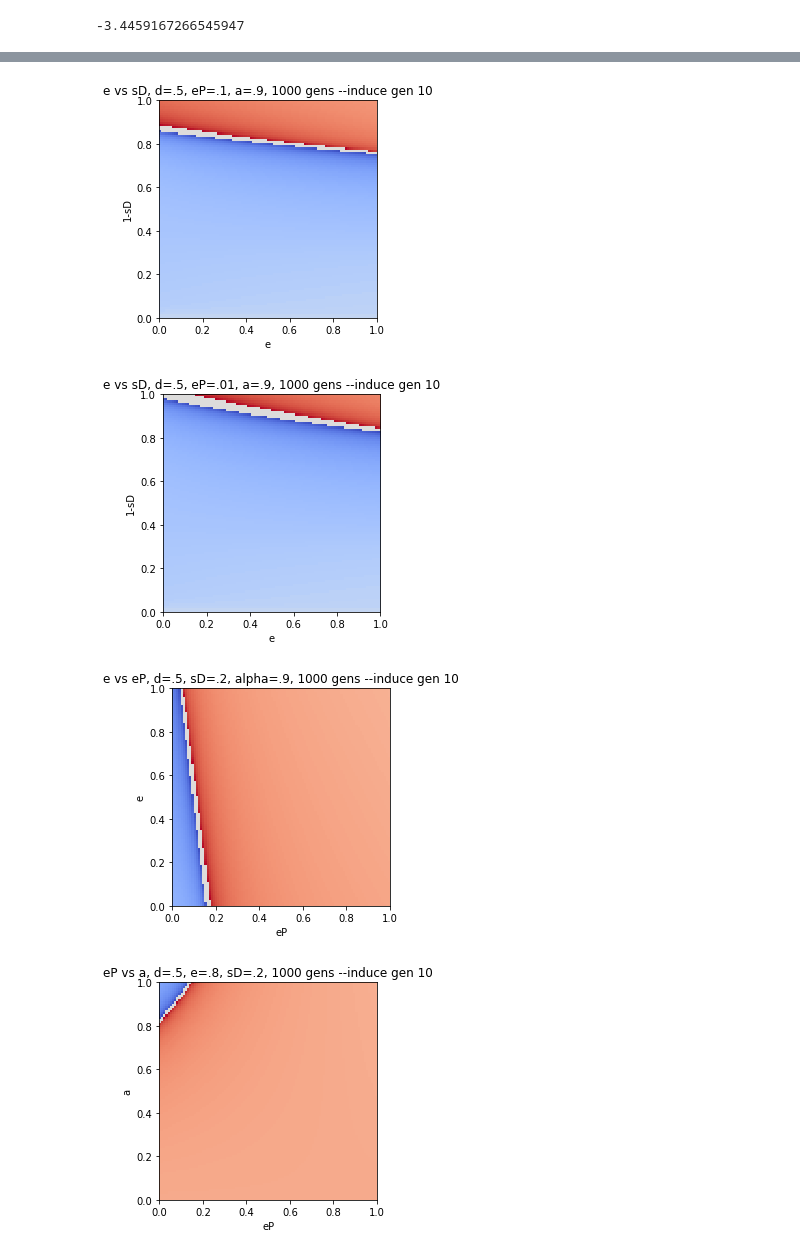
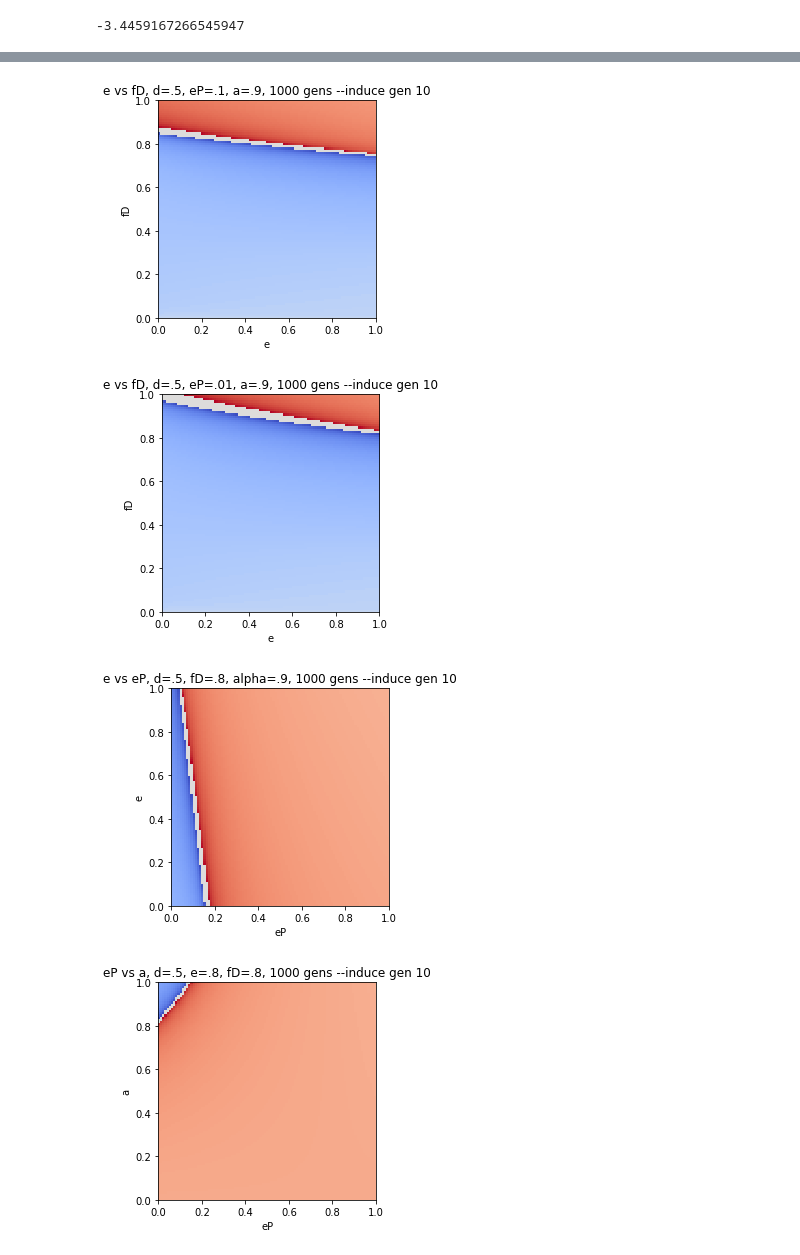
Before and after one commit to mgheffel/CRISPR-Gene-Drive-Population-Model, a Jupyter notebook: inducibleE.ipynb, the cells around one changed output, grey strips where cells are left out. Cells and saved outputs as stored; diff of their text form; code cells hidden in the pictures.

```diff
--- a/inducibleE.ipynb
+++ b/inducibleE.ipynb
@@ -158,65 +162,65 @@ model3D(X,Y,Z,'e','1-sD','e vs sD, Averaged fit, 1000 gens --no induce')
 # %%
 xVals=np.arange(0,1.01,.01)
-sVals=np.arange(1.01,0,-.01)
-X,Y=np.meshgrid(xVals,sVals)
-Z=np.zeros((len(xVals),len(sVals)))
+yVals=np.arange(0,1.01,.01)
+X,Y=np.meshgrid(xVals,yVals)
+Z=np.zeros((len(xVals),len(yVals)))
 #run 2D sim e vs f
 for xIndex in range(len(xVals)):
     #x is e
-    for sIndex in range(len(sVals)):
+    for yIndex in range(len(yVals)):
         #y is f
-        simData={'qW':.999,'qD':.001,'qH':0,'sW':0,'sD':sVals[sIndex],'d':.5,'e':xVals[xIndex],'eP':.1,'a':.9,'generations':1000,'induceStart':10}
+        simData={'qW':.999,'qD':.001,'qH':0,'fW':1,'fD':yVals[yIndex],'d':.5,'e':xVals[xIndex],'eP':.1,'a':.9,'generations':1000,'induceStart':10}
 
-        takeover=run_simulation(simData)
-        Z[sIndex,xIndex]=takeover
-model3D(X,Y,Z,'e','1-sD','e vs sD, d=.5, eP=.1, a=.9, 1000 gens --induce gen 10')
+        takeover=run_simulation_iE(simData)
+        Z[yIndex,xIndex]=takeover
+model3D(X,Y,Z,'e','fD','e vs fD, d=.5, eP=.1, a=.9, 1000 gens --induce gen 10')
 
 xVals=np.arange(0,1.01,.01)
-sVals=np.arange(1.01,0,-.01)
-X,Y=np.meshgrid(xVals,sVals)
-Z=np.zeros((len(xVals),len(sVals)))
+yVals=np.arange(0,1.01,.01)
+X,Y=np.meshgrid(xVals,yVals)
+Z=np.zeros((len(xVals),len(yVals)))
 #run 2D sim e vs f
 for xIndex in range(len(xVals)):
     #x is e
-    for sIndex in range(len(sVals)):
+    for yIndex in range(len(yVals)):
         #y is f
-        simData={'qW':.999,'qD':.001,'qH':0,'sW':0,'sD':sVals[sIndex],'d':.5,'e':xVals[xIndex],'eP':.01,'a':.9,'generations':1000,'induceStart':10}
+        simData={'qW':.999,'qD':.001,'qH':0,'fW':1,'fD':yVals[yIndex],'d':.5,'e':xVals[xIndex],'eP':.01,'a':.9,'generations':1000,'induceStart':10}
 
-        takeover=run_simulation(simData)
-        Z[sIndex,xIndex]=takeover
-model3D(X,Y,Z,'e','1-sD','e vs sD, d=.5, eP=.01, a=.9, 1000 gens --induce gen 10')
+        takeover=run_simulation_iE(simData)
+        Z[yIndex,xIndex]=takeover
+model3D(X,Y,Z,'e','fD','e vs fD, d=.5, eP=.01, a=.9, 1000 gens --induce gen 10')
 
 xVals=np.arange(0,1.01,.01)
 yVals=np.arange(0,1.01,.01)
 X,Y=np.meshgrid(xVals,yVals)
 Z=np.zeros((len(xVals),len(yVals)))
 #run 2D sim e vs f
 for xIndex in range(len(xVals)):
     #x is e'
     for yIndex in range(len(yVals)):
         #y is e
-        simData={'qW':.999,'qD':.001,'qH':0,'sW':0,'sD':.2,'d':.5,'e':yVals[yIndex],'eP':xVals[xIndex],'a':.9,'generations':1000,'induceStart':10}
+        simData={'qW':.999,'qD':.001,'qH':0,'fW':1,'fD':.8,'d':.5,'e':yVals[yIndex],'eP':xVals[xIndex],'a':.9,'generations':1000,'induceStart':10}
 
-        takeover=run_simulation(simData)
+        takeover=run_simulation_iE(simData)
         Z[yIndex,xIndex]=takeover
-model3D(X,Y,Z,'eP','e','e vs eP, d=.5, sD=.2, alpha=.9, 1000 gens --induce gen 10')
+model3D(X,Y,Z,'eP','e','e vs eP, d=.5, fD=.8, alpha=.9, 1000 gens --induce gen 10')
 
 xVals=np.arange(0,1.01,.01)
 yVals=np.arange(0,1.01,.01)
 X,Y=np.meshgrid(xVals,yVals)
 Z=np.zeros((len(xVals),len(yVals)))
 #run 2D sim e vs f
 for xIndex in range(len(xVals)):
     #x is e'
     for yIndex in range(len(yVals)):
         #y is alpha
-        simData={'qW':.999,'qD':.001,'qH':0,'sW':0,'sD':.2,'d':.5,'e':.8,'eP':xVals[xIndex],'a':yVals[yIndex],'generations':1000,'induceStart':10}
+        simData={'qW':.999,'qD':.001,'qH':0,'fW':1,'fD':.8,'d':.5,'e':.8,'eP':xVals[xIndex],'a':yVals[yIndex],'generations':1000,'induceStart':10}
 
-        takeover=run_simulation(simData)
+        takeover=run_simulation_iE(simData)
         Z[yIndex,xIndex]=takeover
-model3D(X,Y,Z,'eP','a','eP vs a, d=.5, e=.8, sD=.2, 1000 gens --induce gen 10')
+model3D(X,Y,Z,'eP','a','eP vs a, d=.5, e=.8, fD=.8, 1000 gens --induce gen 10')
 # %% [output]
-[figure, old version]
+[figure, new version]
-[figure, old version]
+[figure, new version]
-[figure, old version]
+[figure, new version]
-[figure, old version]
+[figure, new version]
```
Also changed, not shown: parts of 3 cells of this notebook, 3 other files.
